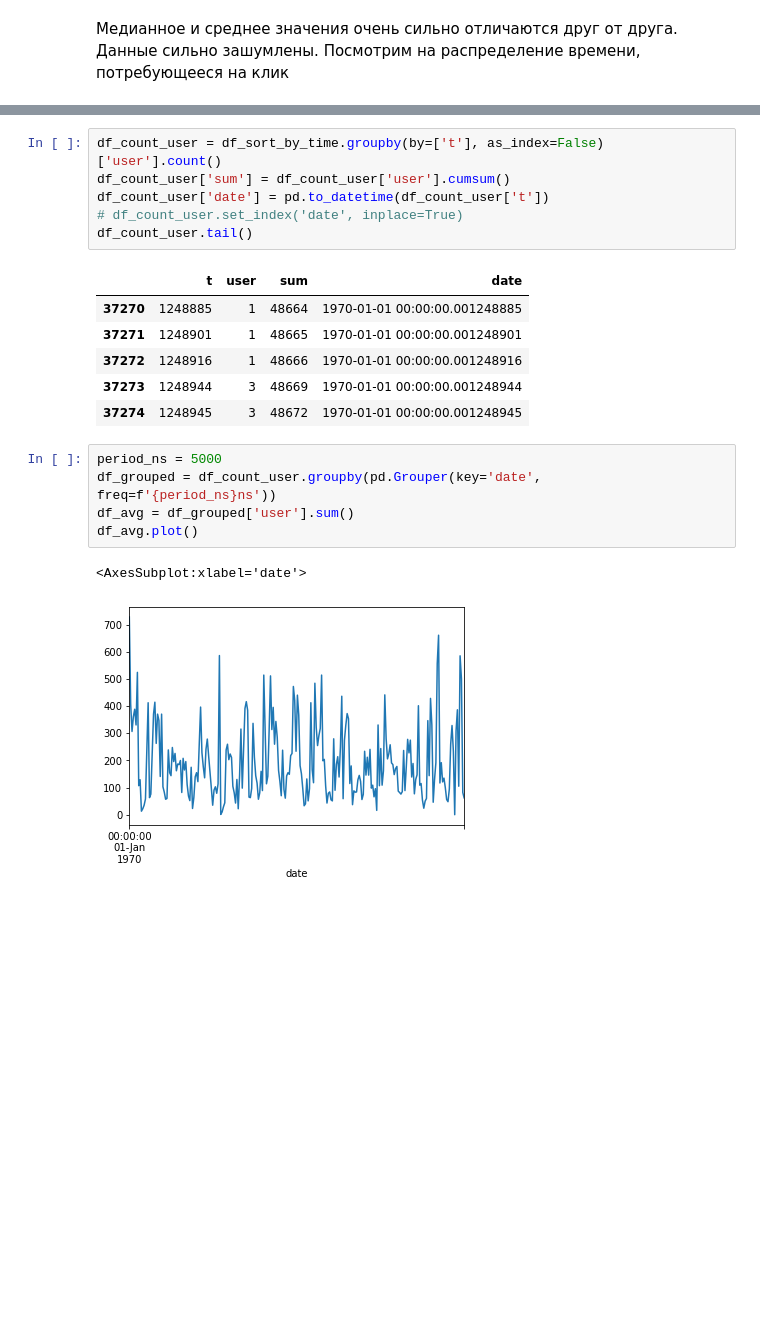
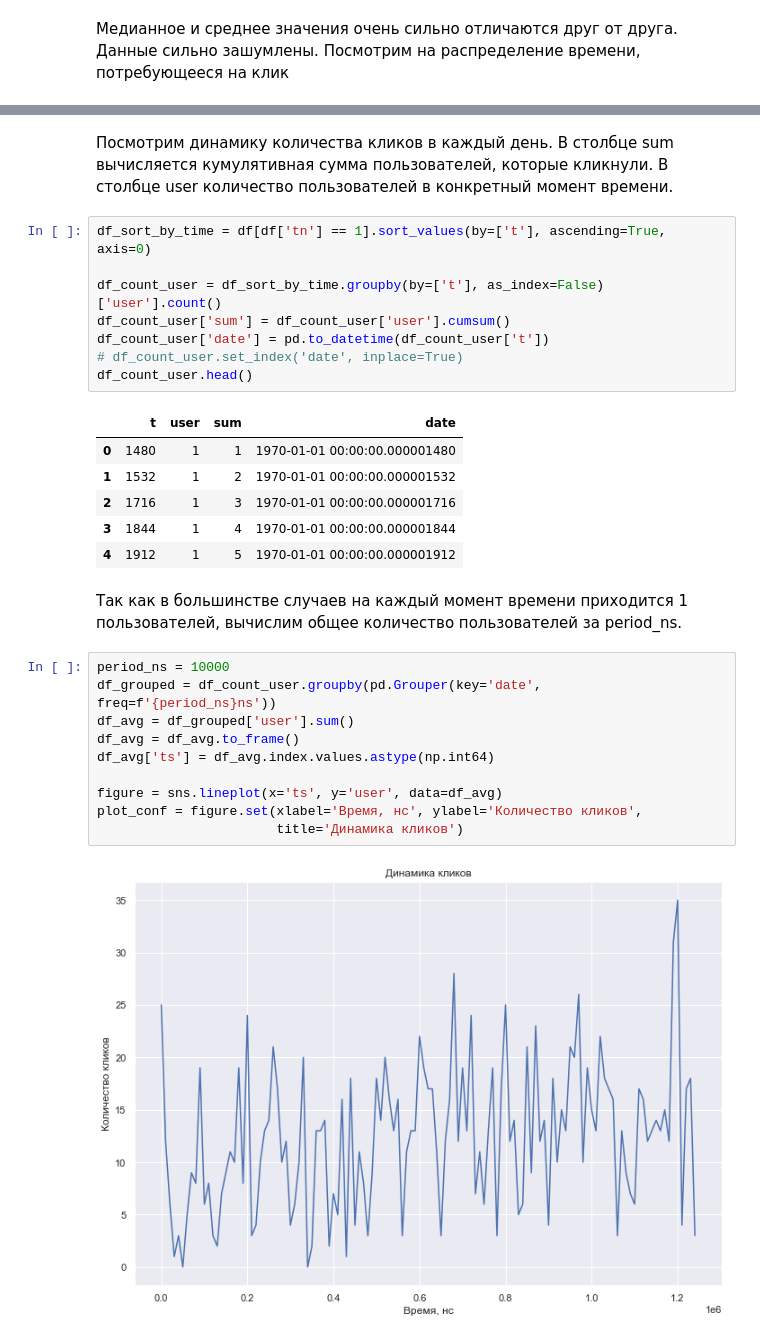
Before and after one commit to AlexeyKurlevsky/traffic-analysis, a Jupyter notebook: notebooks/1. First review.ipynb, the cells around one changed output, grey strips where cells are left out. Drawn from its saved outputs; the diff is of its cells as text; blank space fills up the shorter version.

Commit message:
add first visualization

```diff
--- a/notebooks/1. First review.ipynb
+++ b/notebooks/1. First review.ipynb
@@ -322,21 +152,31 @@ df_sort_by_time[['user', 't', 'count_user', 'tn']].head(30)
+# %% [markdown]
+Посмотрим динамику количества кликов в каждый день. В столбце sum вычисляется кумулятивная сумма пользователей, которые кликнули. В столбце user количество пользователей в конкретный момент времени.
 # %%
+df_sort_by_time = df[df['tn'] == 1].sort_values(by=['t'], ascending=True, axis=0)
+
 df_count_user = df_sort_by_time.groupby(by=['t'], as_index=False)['user'].count()
 df_count_user['sum'] = df_count_user['user'].cumsum()
 df_count_user['date'] = pd.to_datetime(df_count_user['t'])
 # df_count_user.set_index('date', inplace=True)
-df_count_user.tail()
+df_count_user.head()
 # %% [output]
 |  | t | user | sum | date |
-| 37270 | 1248885 | 1 | 48664 | 1970-01-01 00:00:00.001248885 |
-| 37271 | 1248901 | 1 | 48665 | 1970-01-01 00:00:00.001248901 |
-| 37272 | 1248916 | 1 | 48666 | 1970-01-01 00:00:00.001248916 |
-| 37273 | 1248944 | 3 | 48669 | 1970-01-01 00:00:00.001248944 |
-| 37274 | 1248945 | 3 | 48672 | 1970-01-01 00:00:00.001248945 |
+| 0 | 1480 | 1 | 1 | 1970-01-01 00:00:00.000001480 |
+| 1 | 1532 | 1 | 2 | 1970-01-01 00:00:00.000001532 |
+| 2 | 1716 | 1 | 3 | 1970-01-01 00:00:00.000001716 |
+| 3 | 1844 | 1 | 4 | 1970-01-01 00:00:00.000001844 |
+| 4 | 1912 | 1 | 5 | 1970-01-01 00:00:00.000001912 |
+# %% [markdown]
+Так как в большинстве случаев на каждый момент времени приходится 1 пользователей, вычислим общее количество пользователей за period_ns.
 # %%
-period_ns = 5000
+period_ns = 10000
 df_grouped = df_count_user.groupby(pd.Grouper(key='date', freq=f'{period_ns}ns'))
 df_avg = df_grouped['user'].sum()
-df_avg.plot()
+df_avg = df_avg.to_frame()
+df_avg['ts'] = df_avg.index.values.astype(np.int64)
+
+figure = sns.lineplot(x='ts', y='user', data=df_avg)
+plot_conf = figure.set(xlabel='Время, нс', ylabel='Количество кликов',
+                       title='Динамика кликов')
 # %% [output]
-<AxesSubplot:xlabel='date'>
-[figure, old version]
+[figure, new version]
```
Also changed, not shown: parts of 32 cells of this notebook, 1 other file.
